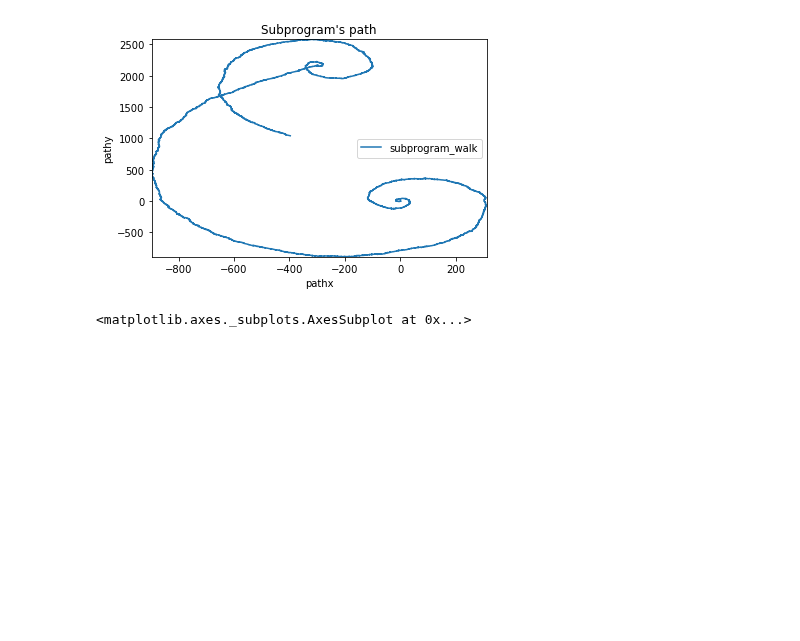
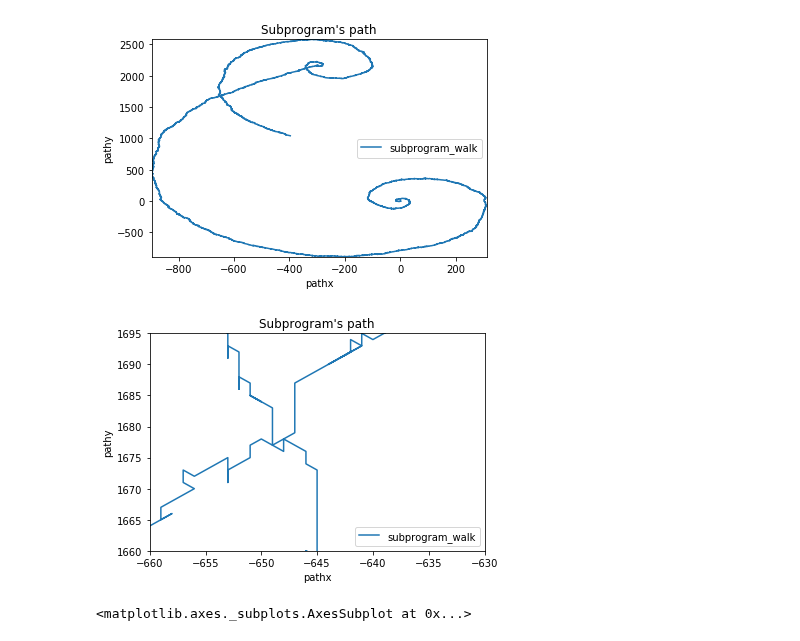
Before and after one commit to MarkNOakden/AdventOfCode, a Jupyter notebook: 17/11/day11.ipynb, the cells around one changed output. Cells and saved outputs as stored; diff of their text form; code cells hidden in the pictures; blank space fills up the shorter version.

Commit message:
day 11 path closeup and count of hexes visited more than once

```diff
--- a/17/11/day11.ipynb
+++ b/17/11/day11.ipynb
@@ -108,6 +131,16 @@ ax.set_ylabel('pathy')
 plt.savefig('subprogram_path.png')
 # %% [output]
 [figure]
+# %%
+ax = subprogram_walk.plot(x='pathx', y='pathy', label='subprogram_walk', title='Subprogram\'s path')
+#ax.set_xlim(subprogram_walk.pathx.min(), subprogram_walk.pathx.max())
+#ax.set_ylim(subprogram_walk.pathy.min(), subprogram_walk.pathy.max())
+ax.set_xlim(-660, -630)
+ax.set_ylim(1660, 1695)
+ax.set_ylabel('pathy')
+plt.savefig('subprogram_path_closeup.png')
+# %% [output]
+[figure, added]
 # %%
 subprogram_walk.step_dist.plot(title='Subprogram distance from start point in steps')
 # %% [output]
```
Also changed, not shown: parts of 3 cells of this notebook, 1 other file.
